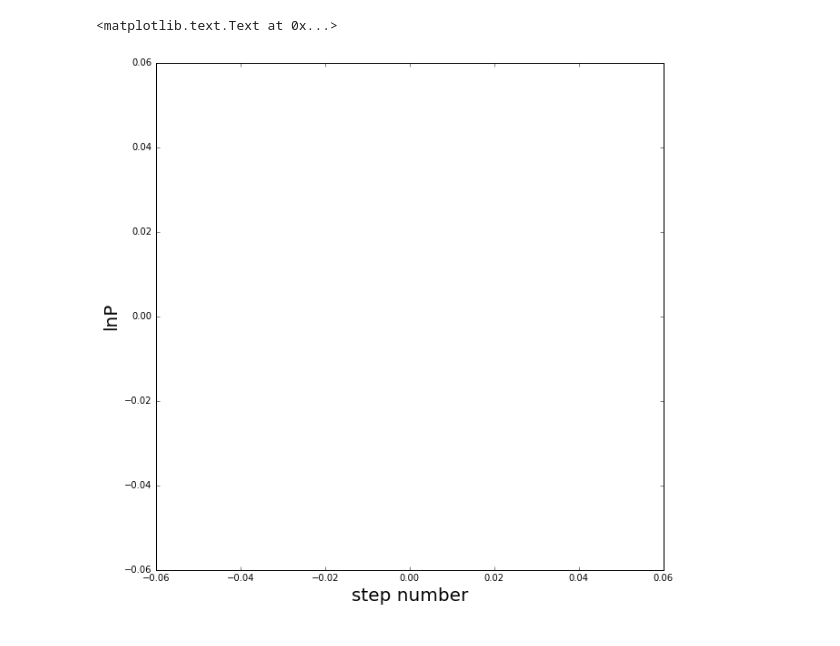
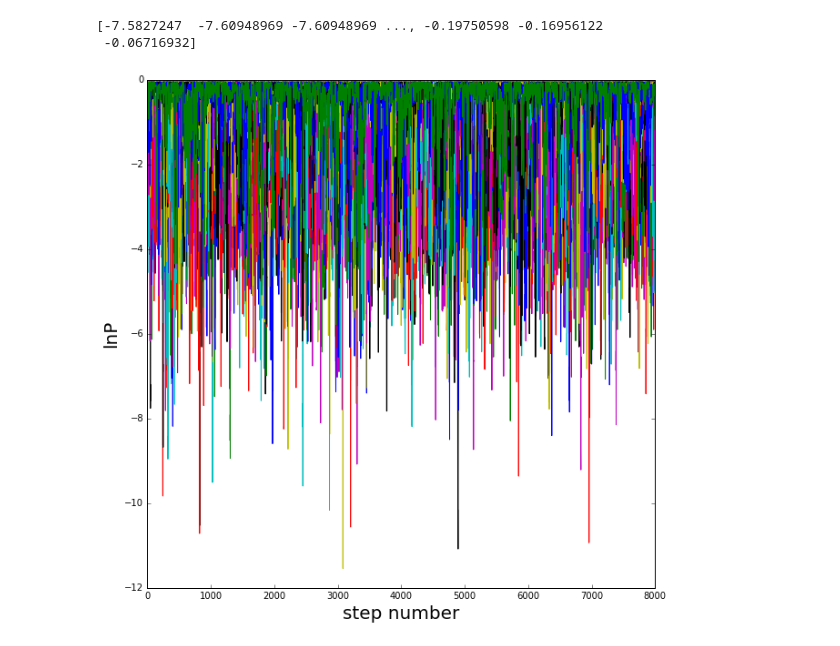
Before and after one commit to MaxGenecov/StellarPopulations, a Jupyter notebook: Homework2Problem2.ipynb, the cells around one changed output. Drawn from its saved outputs; the diff is of its cells as text; code cells hidden in the pictures.

```diff
--- a/Homework2Problem2.ipynb
+++ b/Homework2Problem2.ipynb
@@ -9,8 +9,11 @@ def powerLH(m_min, m_max, M, alpha):
     P = c*M**(-alpha)
     return P
 
-testM = np.logspace(-2., 1, 1000)
-test = powerLH(.01, 10, testM, 2.5)
+testM = np.logspace(np.log10(3), np.log10(15), 1000)
+test = powerLH(3, 15, testM, 1.35)
 plt.loglog(testM,test,'.')
+
+
+''' The model power-law'''
 # %% [output]
 [<matplotlib.lines.Line2D at 0x...>]
@@ -18,8 +21,9 @@ plt.loglog(testM,test,'.')
 # %%
-randmasses = np.random.choice(testM, 10000, p = test/np.sum(test))
-#n, bins, patches =
-plt.hist(randmasses, bins = 10000)
+randmasses = np.random.choice(testM, 1000, p = test/np.sum(test))
+n, bins, patches = plt.hist(randmasses, bins = np.logspace(np.log10(3), np.log10(15), 100))
 plt.yscale('log')
 plt.xscale('log')
 error = np.sqrt(n)+1.
+
+''' The histogram of random masses'''
 # %% [output]
@@ -28,5 +31,10 @@ NameError: name 'n' is not defined
 # %%
-plt.plot(bins[:-1],n/sum(n),'.')
+binavg = (bins[:-1]+bins[1:])/2.
+plt.plot(binavg,n/sum(n),'.')
 plt.yscale('log')
 plt.xscale('log')
+error = np.sqrt(n)+1
+
+
+''' The histogram, again, as merely data points'''
 # %% [output]
@@ -34,20 +42,20 @@ NameError: name 'bins' is not defined
 # %%
 import emcee
 
-def powerLH(theta, M):
-    if theta[2] < 0:
+def powerLHMC(theta, M, N):
+    if theta[0] < 3:
         return -np.inf
-    if theta[0] < 0:
+    if theta[0] > 100:
         return -np.inf
     if theta[1] < 0:
         return -np.inf
-    c = (1.-theta[2])/(theta[1]**(1-theta[2])-theta[0]**(1-theta[2]))
-    P = np.sum(c*M**(-theta[2]))
+    c = (1.-theta[1])/(-3.**(1-theta[1])+theta[0]**(1-theta[1]))
+    P = -.5*np.sum(((c*M**(-theta[1])-N)**2.))
     return P
 
-ndim, nwalkers = 4, 100
-pos = [1+1e-2*np.random.randn(ndim) for i in range(nwalkers)]
+ndim, nwalkers = 2, 100
+pos = [4+1e-2*np.random.randn(ndim) for i in range(nwalkers)]
 
-sampler = emcee.EnsembleSampler(nwalkers, ndim, powerLH, args = [testM])
-sampler.run_mcmc(pos, 2000)
+sampler = emcee.EnsembleSampler(nwalkers, ndim, powerLHMC, args = [binavg, n])
+sampler.run_mcmc(pos, 10000)
 # %% [output]
@@ -71,8 +79,10 @@ sampler.run_mcmc(pos, 2000)
 # %%
 plt.figure(figsize = (10,10))
-[plt.plot(sampler.lnprobability[i,100:]) for i in range(100)]
+[plt.plot(sampler.lnprobability[i,2000:]) for i in range(100)]
 plt.xlabel('step number', fontsize = 20)
 plt.ylabel('lnP', fontsize = 20)
+print(sampler.lnprobability[1,0:])
 # %% [output]
-<matplotlib.text.Text at 0x...>
+[-7.5827247  -7.60948969 -7.60948969 ..., -0.19750598 -0.16956122
+ -0.06716932]
-[figure, old version]
+[figure, new version]
```
Also changed, not shown: parts of 20 cells of this notebook, 6 other files.
